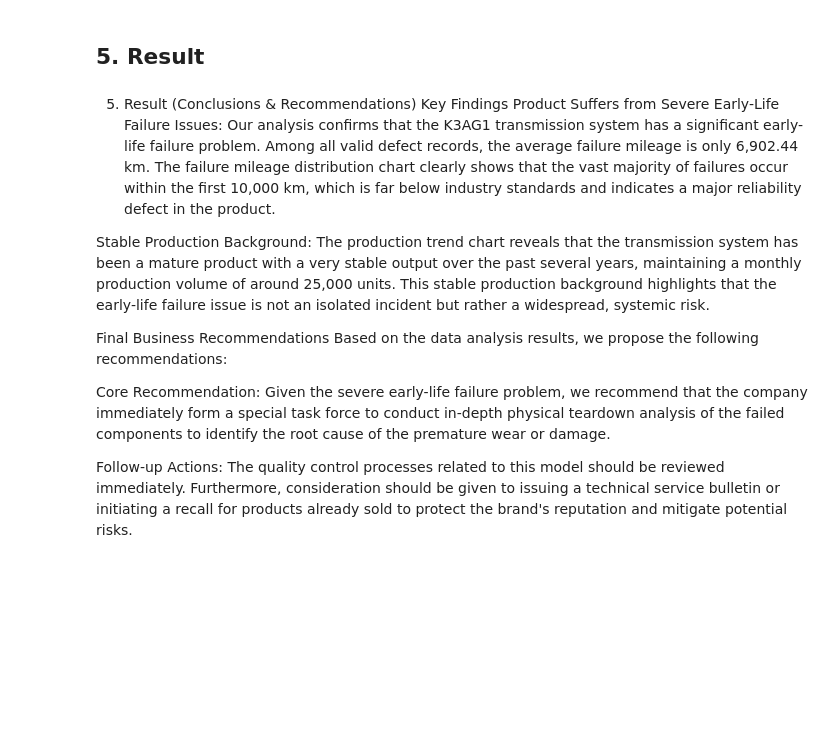
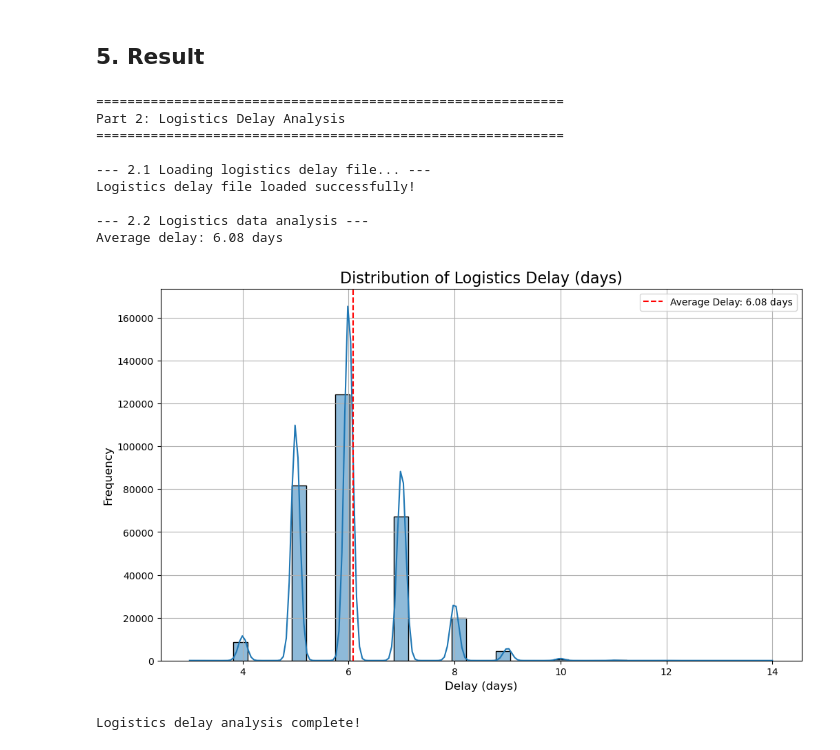
Before and after one commit to captainR-Ware/IDA, a Jupyter notebook: case_study_group_23.ipynb, the cells around one changed output. Drawn from its saved outputs; the diff is of its cells as text; code cells hidden in the pictures; blank space fills up the shorter version.

```diff
--- a/case_study_group_23.ipynb
+++ b/case_study_group_23.ipynb
@@ -346,17 +284,57 @@ Core defect analysis complete!
 # %% [markdown]
 ## 5. Result
-# %% [markdown]
-5. Result (Conclusions & Recommendations)
-Key Findings
-Product Suffers from Severe Early-Life Failure Issues:
-Our analysis confirms that the K3AG1 transmission system has a significant early-life failure problem. Among all valid defect records, the average failure mileage is only 6,902.44 km. The failure mileage distribution chart clearly shows that the vast majority of failures occur within the first 10,000 km, which is far below industry standards and indicates a major reliability defect in the product.
-
-Stable Production Background:
-The production trend chart reveals that the transmission system has been a mature product with a very stable output over the past several years, maintaining a monthly production volume of around 25,000 units. This stable production background highlights that the early-life failure issue is not an isolated incident but rather a widespread, systemic risk.
-
-Final Business Recommendations
-Based on the data analysis results, we propose the following recommendations:
-
-Core Recommendation: Given the severe early-life failure problem, we recommend that the company immediately form a special task force to conduct in-depth physical teardown analysis of the failed components to identify the root cause of the premature wear or damage.
-
-Follow-up Actions: The quality control processes related to this model should be reviewed immediately. Furthermore, consideration should be given to issuing a technical service bulletin or initiating a recall for products already sold to protect the brand's reputation and mitigate potential risks.
+# %%
+import pandas as pd
+from pathlib import Path
+import matplotlib.pyplot as plt
+import seaborn as sns
+
+LOGISTICS_FILE = Path("./logistics_delay.csv")
+
+print("\n" + "="*60)
+print("Part 2: Logistics Delay Analysis")
+print("="*60)
+
+print("\n--- 2.1 Loading logistics delay file... ---")
+if not LOGISTICS_FILE.exists():
+    print(f"Warning: Logistics delay file not found '{LOGISTICS_FILE}'. Skipping this analysis part.")
+else:
+    df_logistics = pd.read_csv(LOGISTICS_FILE, sep=",", encoding="utf-8")
+    print("Logistics delay file loaded successfully!")
+
+    print("\n--- 2.2 Logistics data analysis ---")
+
+    delay_column = 'logistics_delay_days'
+
+    if delay_column in df_logistics.columns:
+        df_logistics[delay_column] = pd.to_numeric(df_logistics[delay_column], errors='coerce')
+        df_logistics.dropna(subset=[delay_column], inplace=True)
+
+        average_delay = df_logistics[delay_column].mean()
+        print(f"Average delay: {average_delay:.2f} days")
+
+        plt.figure(figsize=(12, 7))
+        sns.histplot(df_logistics[delay_column], bins=40, kde=True)
+        plt.title('Distribution of Logistics Delay (days)', fontsize=16)
+        plt.xlabel('Delay (days)', fontsize=12)
+        plt.ylabel('Frequency', fontsize=12)
+        plt.axvline(average_delay, color='red', linestyle='--', label=f'Average Delay: {average_delay:.2f} days')
+        plt.legend()
+        plt.grid(True)
+        plt.show()
+    else:
+        print(f"Warning: The specified column '{delay_column}' was not found in the logistics file.")
+
+print("\nLogistics delay analysis complete!")
+# %% [output]
+============================================================
+Part 2: Logistics Delay Analysis
+============================================================
+
+--- 2.1 Loading logistics delay file... ---
+Logistics delay file loaded successfully!
+
+--- 2.2 Logistics data analysis ---
+Average delay: 6.08 days
+[figure, added]
+Logistics delay analysis complete!
```
Also changed, not shown: parts of 3 cells of this notebook.
